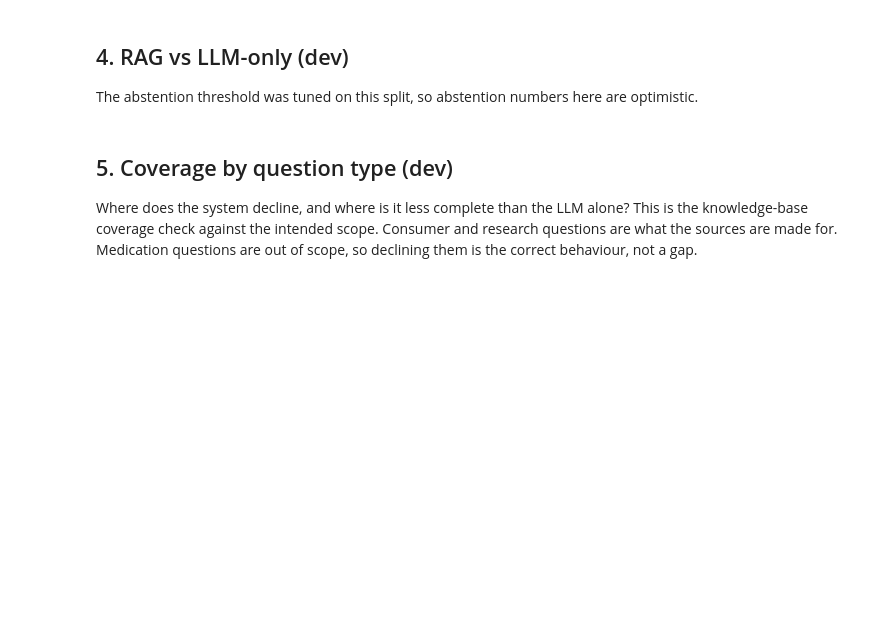
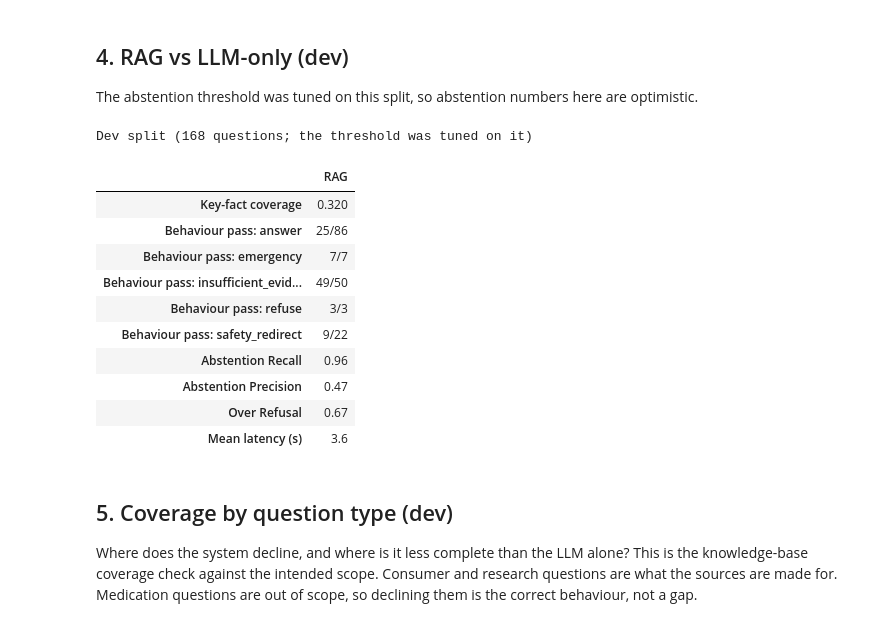
Before and after one commit to AbdelrahmanMostafa33/Healthcare-RAG-Assistant, a Jupyter notebook: notebooks/04_evaluation.ipynb, the cells around one changed output. Saved outputs shown, nothing was run; the diff lists cells and outputs as text; code cells hidden in the pictures; blank space fills up the shorter version.

```diff
--- a/notebooks/04_evaluation.ipynb
+++ b/notebooks/04_evaluation.ipynb
@@ -155,11 +188,15 @@ def run_baseline(df):
     }
 
 
-baseline_eval_dev = run_baseline(df_dev)
-baseline_eval_dev["answers"].to_csv(REPORTS / "baseline_llm_only_dev.csv", index=False)
-baseline_eval_dev["facts"].to_csv(REPORTS / "baseline_llm_only_dev_facts.csv", index=False)
-baseline_eval_dev["behavior"].to_csv(REPORTS / "baseline_llm_only_dev_behavior.csv", index=False)
-
-baseline_dev = summarize(baseline_eval_dev["facts"], baseline_eval_dev["behavior"], baseline_eval_dev["latency_ms"])
-print("LLM-only baseline on dev, judged by", judge.model)
-print(json.dumps(baseline_dev, indent=2))
+baseline_eval_dev = None
+baseline_dev = None
+if RUN_LLM_BASELINE:
+    baseline_eval_dev = run_baseline(df_dev)
+    baseline_eval_dev["answers"].to_csv(REPORTS / "baseline_llm_only_dev.csv", index=False)
+    baseline_eval_dev["facts"].to_csv(REPORTS / "baseline_llm_only_dev_facts.csv", index=False)
+    baseline_eval_dev["behavior"].to_csv(REPORTS / "baseline_llm_only_dev_behavior.csv", index=False)
+    baseline_dev = summarize(baseline_eval_dev["facts"], baseline_eval_dev["behavior"], baseline_eval_dev["latency_ms"])
+    print("LLM-only baseline on dev, judged by", judge.model)
+    print(json.dumps(baseline_dev, indent=2))
+else:
+    print("LLM-only baseline skipped. Set RUN_LLM_BASELINE = True to run the extra API calls.")
@@ -215,9 +234,31 @@ print("abstention:", rag_eval_dev["abstention"])
 The abstention threshold was tuned on this split, so abstention numbers here are optimistic.
 # %%
 rag_dev = summarize(rag_eval_dev["facts"], rag_eval_dev["behavior"], rag_eval_dev["latency_ms"])
-dev_table = comparison_table(baseline_dev, rag_dev, rag_eval_dev["abstention"])
+if baseline_dev is not None:
+    dev_table = comparison_table(baseline_dev, rag_dev, rag_eval_dev["abstention"])
+else:
+    dev_rows = {
+        "Key-fact coverage": f"{rag_dev['key_fact_coverage']:.3f}" if rag_dev["key_fact_coverage"] is not None else "-",
+        **{f"Behaviour pass: {name}": rag_dev["behavior"].get(name, "-") for name in ["answer", "emergency", "insufficient_evidence", "refuse", "safety_redirect"]},
+        **{name.replace("_", " ").title(): "-" if rag_eval_dev["abstention"][name] is None else f"{rag_eval_dev['abstention'][name]:.2f}" for name in ["abstention_recall", "abstention_precision", "over_refusal"]},
+        "Mean latency (s)": f"{rag_dev['latency_s']:.1f}",
+    }
+    dev_table = pd.DataFrame({"RAG": dev_rows})
 print(f"Dev split ({len(df_dev)} questions; the threshold was tuned on it)")
 dev_table
+# %% [output]
+Dev split (168 questions; the threshold was tuned on it)
+|  | RAG |
+| Key-fact coverage | 0.320 |
+| Behaviour pass: answer | 25/86 |
+| Behaviour pass: emergency | 7/7 |
+| Behaviour pass: insufficient_evid... | 49/50 |
+| Behaviour pass: refuse | 3/3 |
+| Behaviour pass: safety_redirect | 9/22 |
+| Abstention Recall | 0.96 |
+| Abstention Precision | 0.47 |
+| Over Refusal | 0.67 |
+| Mean latency (s) | 3.6 |
 # %% [markdown]
 ## 5. Coverage by question type (dev)
 
```
Also changed, not shown: parts of 12 cells of this notebook, 27 other files.
